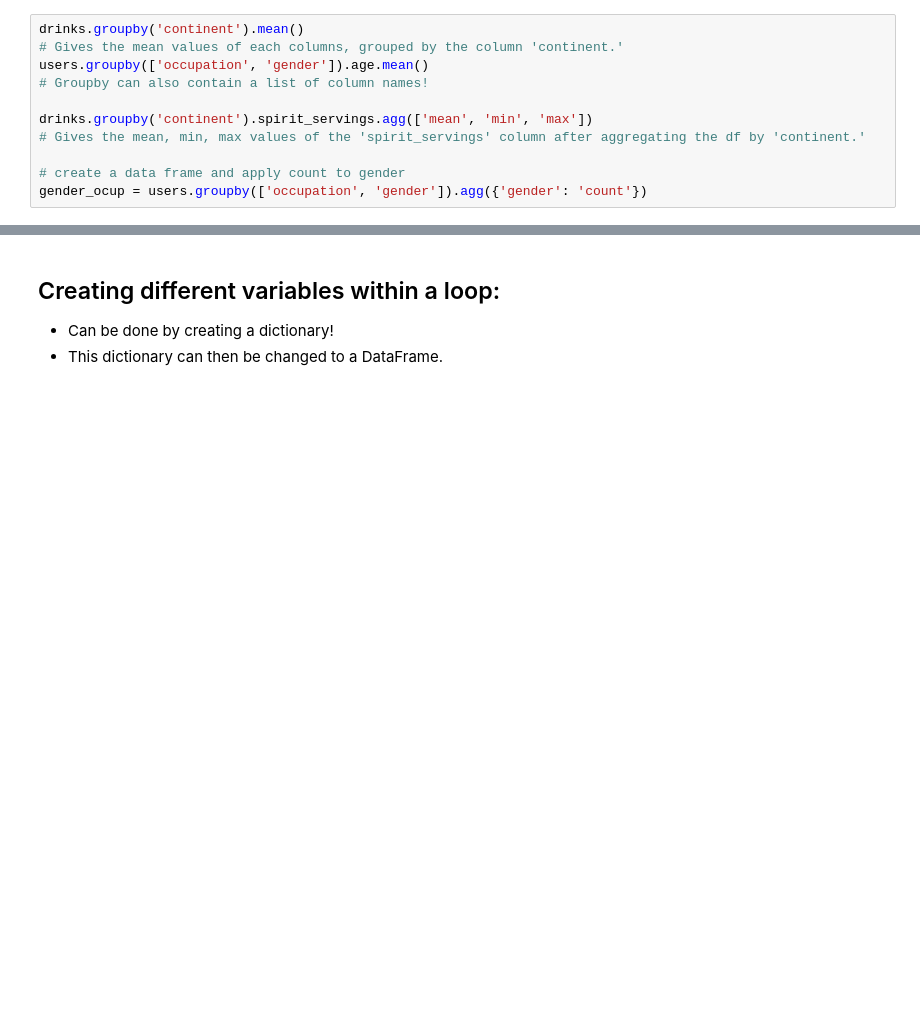
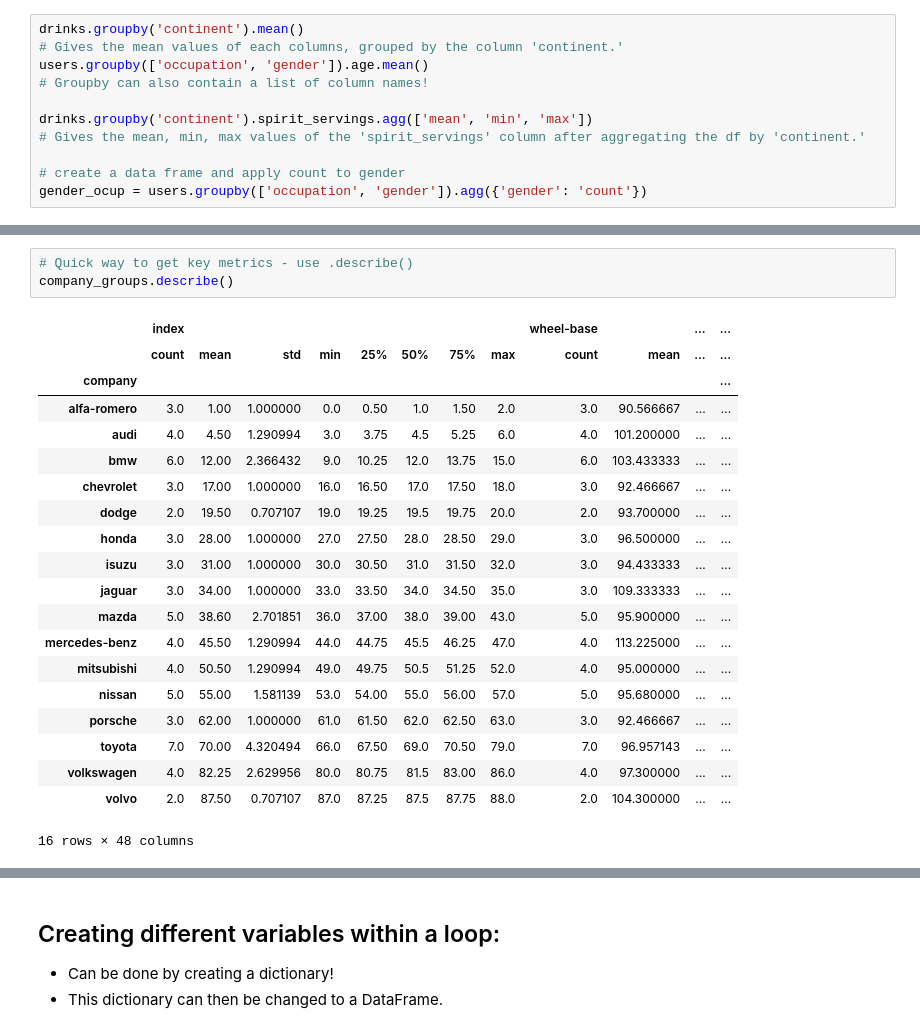
Before and after one commit to tjkim614/studynotes, a Jupyter notebook: study.ipynb, the cells around one changed output, grey strips where cells are left out. Drawn from its saved outputs; the diff is of its cells as text; blank space fills up the shorter version.

```diff
--- a/study.ipynb
+++ b/study.ipynb
@@ -231,0 +306,24 @@ gender_ocup = users.groupby(['occupation', 'gender']).agg({'gender': 'count'})
+# %%
+# Quick way to get key metrics - use .describe()
+company_groups.describe()
+# %% [output]
+|  | index |  |  |  |  |  |  |  | wheel-base |  | ... | ... |
+|  | count | mean | std | min | 25% | 50% | 75% | max | count | mean | ... | ... |
+| company |  |  |  |  |  |  |  |  |  |  |  | ... |
+| alfa-romero | 3.0 | 1.00 | 1.000000 | 0.0 | 0.50 | 1.0 | 1.50 | 2.0 | 3.0 | 90.566667 | ... | ... |
+| audi | 4.0 | 4.50 | 1.290994 | 3.0 | 3.75 | 4.5 | 5.25 | 6.0 | 4.0 | 101.200000 | ... | ... |
+| bmw | 6.0 | 12.00 | 2.366432 | 9.0 | 10.25 | 12.0 | 13.75 | 15.0 | 6.0 | 103.433333 | ... | ... |
+| chevrolet | 3.0 | 17.00 | 1.000000 | 16.0 | 16.50 | 17.0 | 17.50 | 18.0 | 3.0 | 92.466667 | ... | ... |
+| dodge | 2.0 | 19.50 | 0.707107 | 19.0 | 19.25 | 19.5 | 19.75 | 20.0 | 2.0 | 93.700000 | ... | ... |
+| honda | 3.0 | 28.00 | 1.000000 | 27.0 | 27.50 | 28.0 | 28.50 | 29.0 | 3.0 | 96.500000 | ... | ... |
+| isuzu | 3.0 | 31.00 | 1.000000 | 30.0 | 30.50 | 31.0 | 31.50 | 32.0 | 3.0 | 94.433333 | ... | ... |
+| jaguar | 3.0 | 34.00 | 1.000000 | 33.0 | 33.50 | 34.0 | 34.50 | 35.0 | 3.0 | 109.333333 | ... | ... |
+| mazda | 5.0 | 38.60 | 2.701851 | 36.0 | 37.00 | 38.0 | 39.00 | 43.0 | 5.0 | 95.900000 | ... | ... |
+| mercedes-benz | 4.0 | 45.50 | 1.290994 | 44.0 | 44.75 | 45.5 | 46.25 | 47.0 | 4.0 | 113.225000 | ... | ... |
+| mitsubishi | 4.0 | 50.50 | 1.290994 | 49.0 | 49.75 | 50.5 | 51.25 | 52.0 | 4.0 | 95.000000 | ... | ... |
+| nissan | 5.0 | 55.00 | 1.581139 | 53.0 | 54.00 | 55.0 | 56.00 | 57.0 | 5.0 | 95.680000 | ... | ... |
+| porsche | 3.0 | 62.00 | 1.000000 | 61.0 | 61.50 | 62.0 | 62.50 | 63.0 | 3.0 | 92.466667 | ... | ... |
+| toyota | 7.0 | 70.00 | 4.320494 | 66.0 | 67.50 | 69.0 | 70.50 | 79.0 | 7.0 | 96.957143 | ... | ... |
+| volkswagen | 4.0 | 82.25 | 2.629956 | 80.0 | 80.75 | 81.5 | 83.00 | 86.0 | 4.0 | 97.300000 | ... | ... |
+| volvo | 2.0 | 87.50 | 0.707107 | 87.0 | 87.25 | 87.5 | 87.75 | 88.0 | 2.0 | 104.300000 | ... | ... |
+16 rows × 48 columns
```
Also changed, not shown: parts of 8 cells of this notebook.
